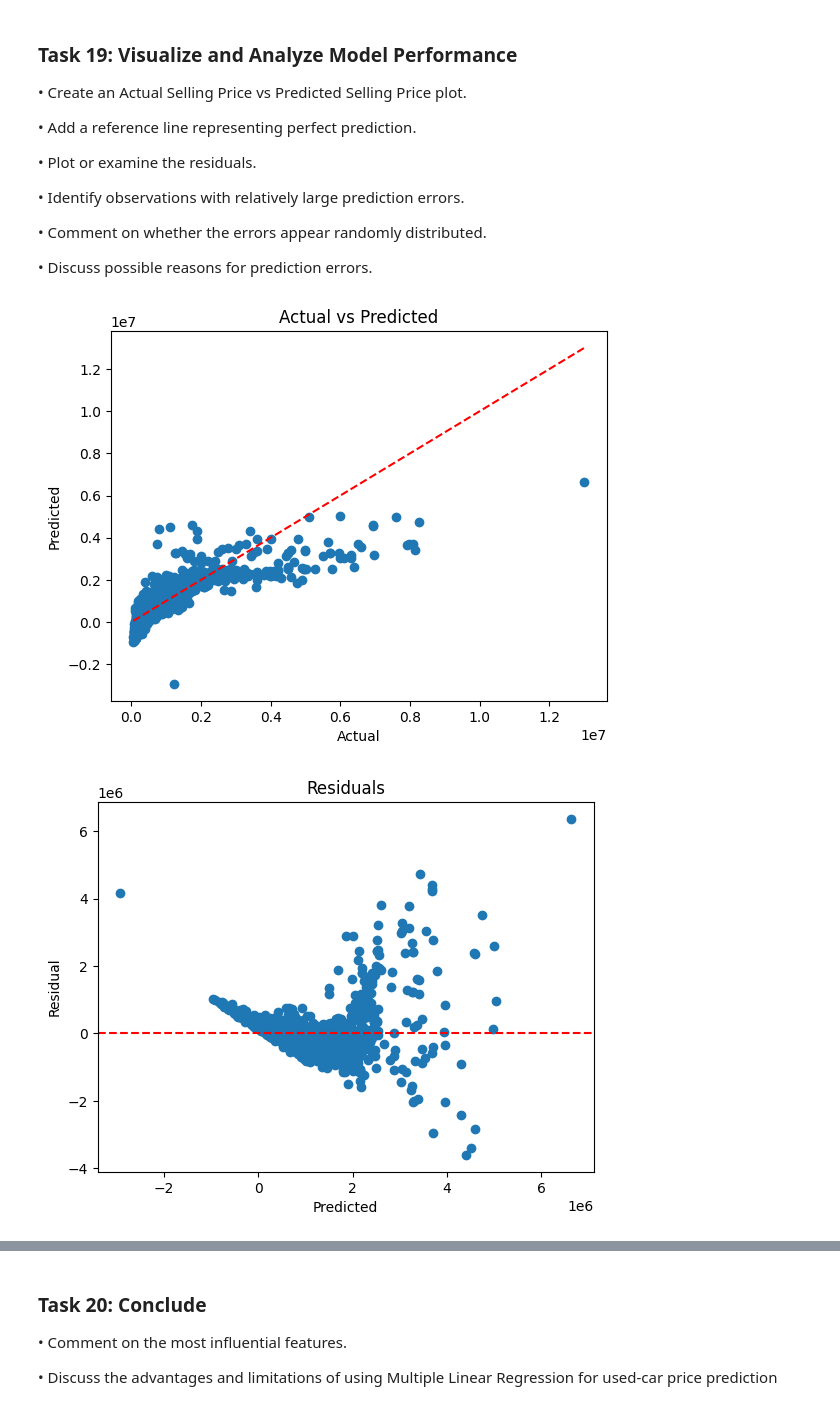
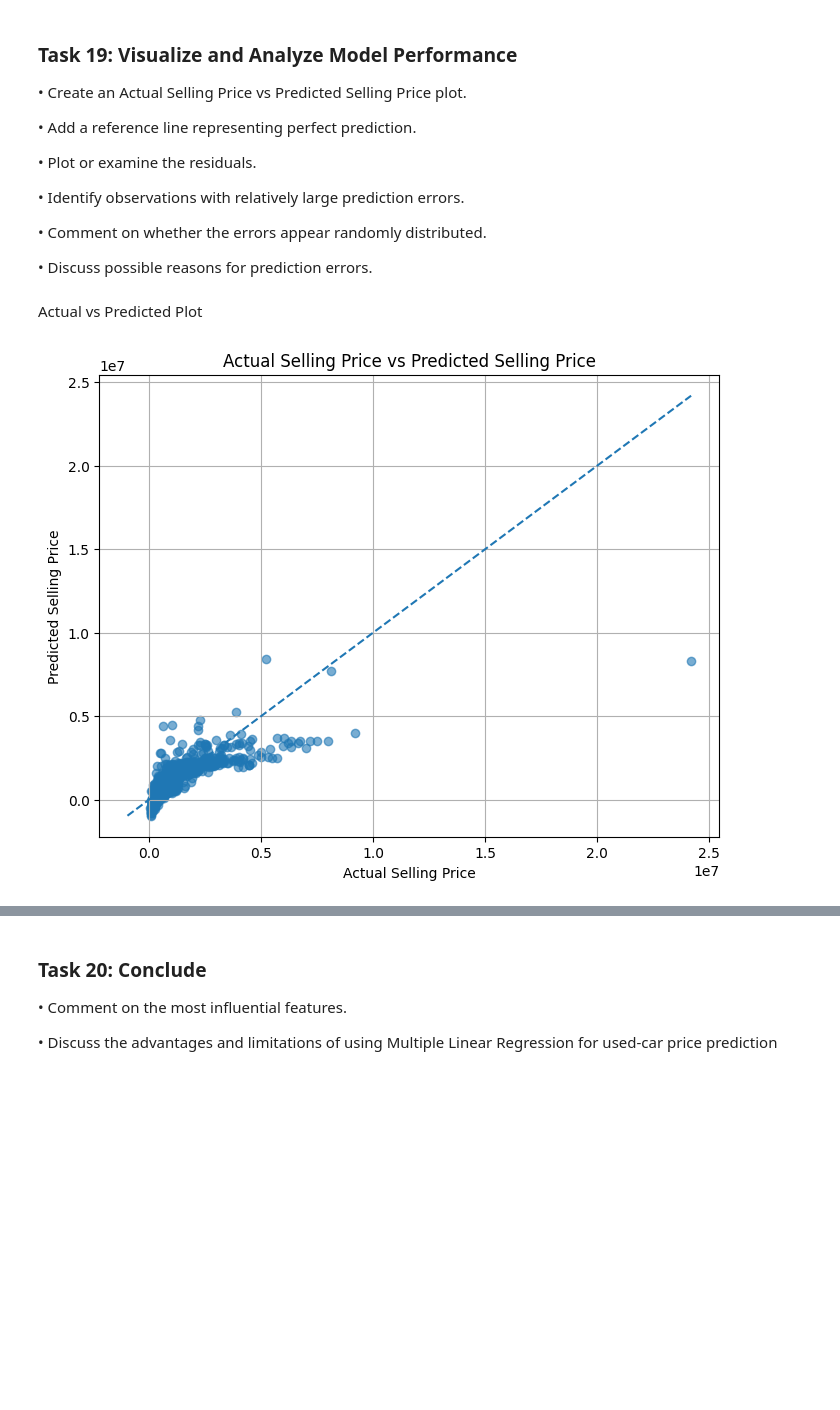
Before and after one commit to rahulm8132/CSL701-CE25_Machine-Learning-Lab, a Jupyter notebook: ML_Experiment_3.ipynb, the cells around one changed output, grey strips where cells are left out. Drawn from its saved outputs; the diff is of its cells as text; code cells hidden in the pictures; blank space fills up the shorter version.

```diff
--- a/ML_Experiment_3.ipynb
+++ b/ML_Experiment_3.ipynb
@@ -520,0 +850,18 @@ Car_Age : -184801.13511448848
+# %%
+# Calculate beta coefficients
+beta = ols(X_train_bias, y_train)
+
+# Create feature names
+coefficient_names = [
+    "Intercept"
+] + feature_names
+
+print("Regression Coefficients:\n")
+
+for name, coefficient in zip(
+    coefficient_names,
+    beta
+):
+    print(
+        f"{name:30s} : {coefficient:.6f}"
+    )
@@ -622,16 +1109,45 @@ Comment on whether the errors appear randomly distributed.
 
 •
 Discuss possible reasons for prediction errors.
-# %%
-plt.scatter(y_test, y_pred)
-plt.plot([y_test.min(), y_test.max()], [y_test.min(), y_test.max()], 'r--')
-plt.xlabel("Actual"); plt.ylabel("Predicted"); plt.title("Actual vs Predicted")
-plt.show()
-
-plt.scatter(y_pred, residuals)
-plt.axhline(0, color='r', linestyle='--')
-plt.xlabel("Predicted"); plt.ylabel("Residual"); plt.title("Residuals")
-plt.show()
-# %% [output]
-[figure, removed]
-[figure, removed]
+# %% [markdown]
+Actual vs Predicted Plot
+# %%
+# Task 19: Actual vs Predicted Plot
+
+plt.figure(figsize=(8, 6))
+
+plt.scatter(
+    y_test,
+    y_pred,
+    alpha=0.6
+)
+
+# Perfect prediction line
+minimum = min(
+    y_test.min(),
+    y_pred.min()
+)
+
+maximum = max(
+    y_test.max(),
+    y_pred.max()
+)
+
+plt.plot(
+    [minimum, maximum],
+    [minimum, maximum],
+    linestyle="--"
+)
+
+plt.xlabel("Actual Selling Price")
+plt.ylabel("Predicted Selling Price")
+
+plt.title(
+    "Actual Selling Price vs Predicted Selling Price"
+)
+
+plt.grid(True)
+
+plt.show()
+# %% [output]
+[figure, added]
```
Also changed, not shown: parts of 41 cells of this notebook.
